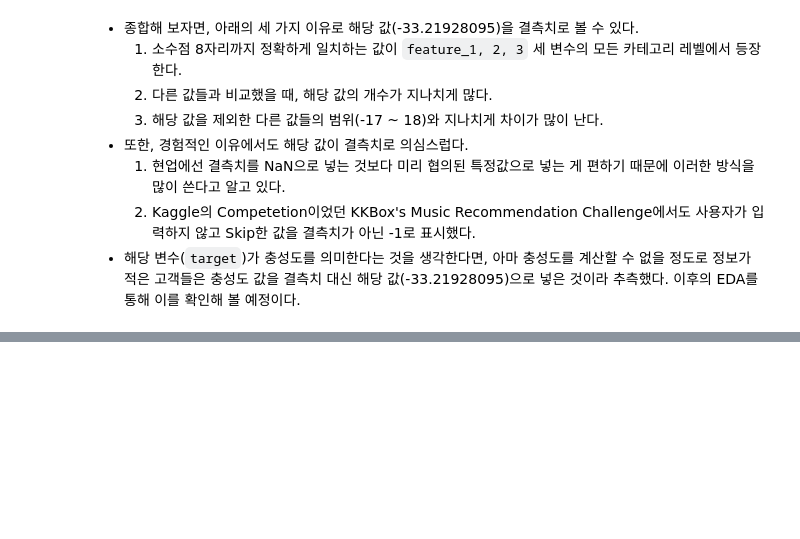
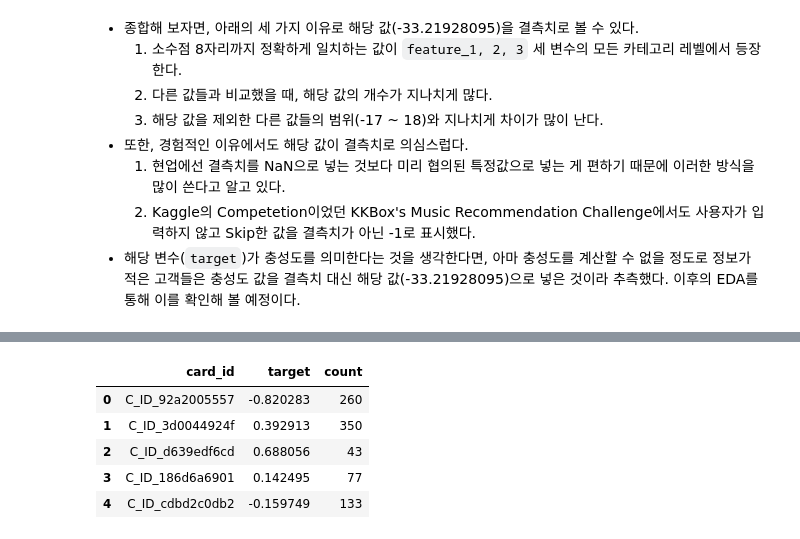
Before and after one commit to ka-to-top/Kaggle_Elo, a Jupyter notebook: Code/[Kaggle_Elo]EDA for Train(Philip).ipynb, the cells around one changed output, grey strips where cells are left out. Saved outputs shown, nothing was run; the diff lists cells and outputs as text; code cells hidden in the pictures; blank space fills up the shorter version.

```diff
--- a/Code/[Kaggle_Elo]EDA for Train(Philip).ipynb
+++ b/Code/[Kaggle_Elo]EDA for Train(Philip).ipynb
@@ -99,0 +230,11 @@ print(train[train['target'] > -33.21928095].sort_values('target').head())
+# %%
+# 두 테이블 병합
+merged = train_copy.merge(trans_card_count, how='inner', on='card_id')
+merged.head()
+# %% [output]
+|  | card_id | target | count |
+| 0 | C_ID_92a2005557 | -0.820283 | 260 |
+| 1 | C_ID_3d0044924f | 0.392913 | 350 |
+| 2 | C_ID_d639edf6cd | 0.688056 | 43 |
+| 3 | C_ID_186d6a6901 | 0.142495 | 77 |
+| 4 | C_ID_cdbd2c0db2 | -0.159749 | 133 |
```
Also changed, not shown: parts of 21 cells of this notebook.
